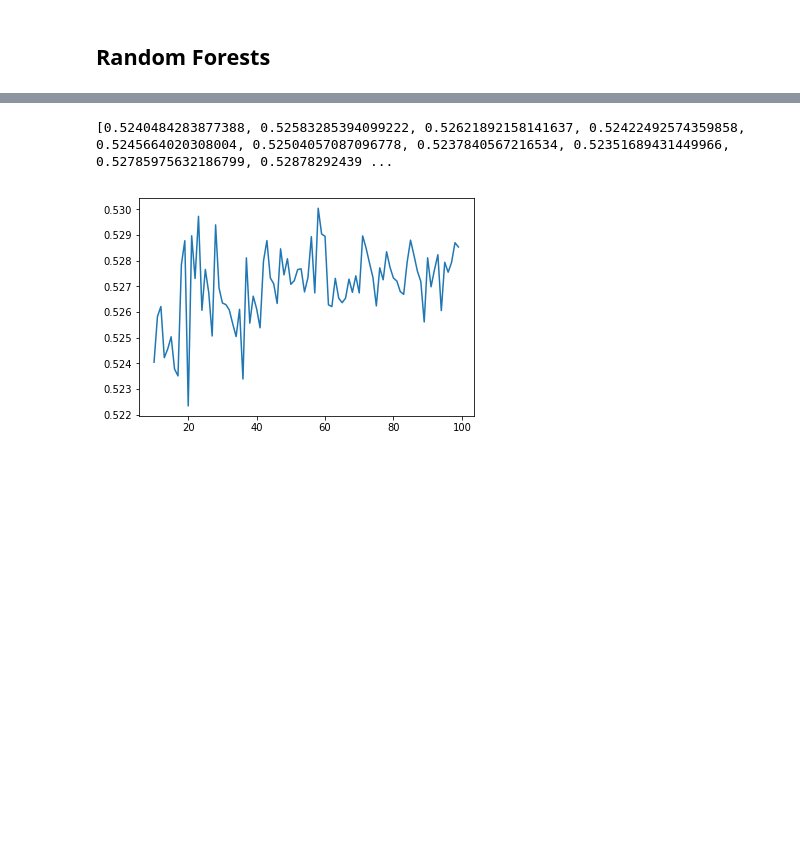
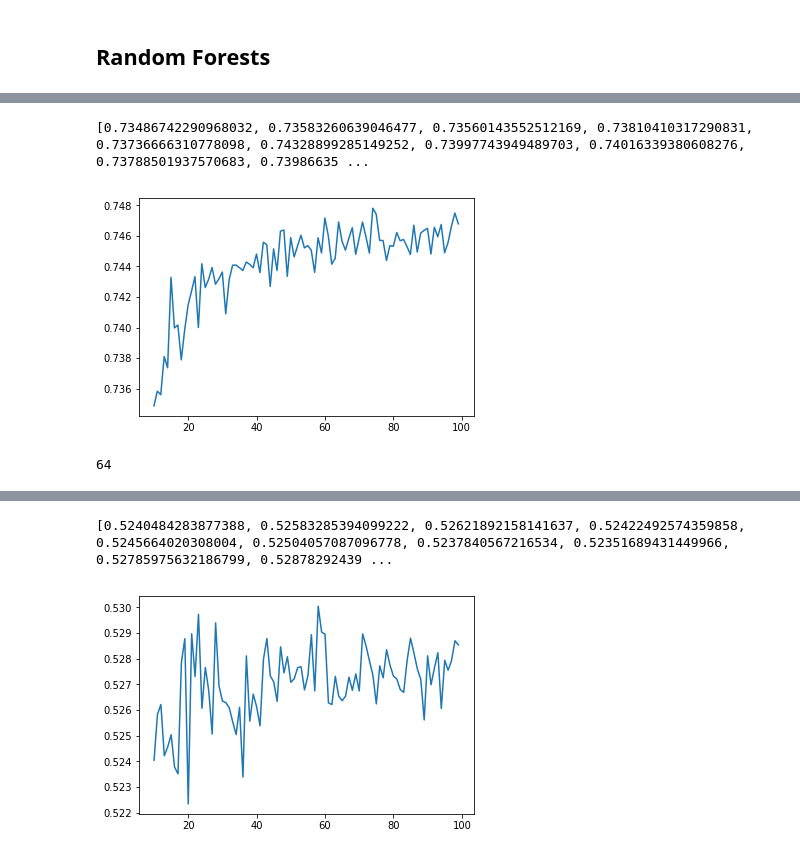
Before and after one commit to emilyageller/Geller_Metis, a Jupyter notebook: Project 3/Project3_Part3_modeling.ipynb, the cells around one changed output, grey strips where cells are left out. Cells and saved outputs as stored; diff of their text form; code cells hidden in the pictures; blank space fills up the shorter version.

```diff
--- a/Project 3/Project3_Part3_modeling.ipynb
+++ b/Project 3/Project3_Part3_modeling.ipynb
@@ -185,0 +232,2 @@ avg / total       0.61      0.53      0.55     17782
+# %%
+users_upsampled = users_upsampled.drop('id',axis = 1)
@@ -185,0 +236,12 @@ avg / total       0.61      0.53      0.55     17782
+# %%
+rf = RandomForestClassifier(n_estimators = 5)#class_weight = 'balanced')
+rf.fit(xtrain_up, ytrain_up)
+y_pred = rf.predict(xtest_up)
+y_score = rf.predict_proba(xtest_up)[:,1]
+fpr, tpr,_ = roc_curve(ytest_up, y_score)
+roc_auc = auc(fpr, tpr)
+
+print("Accuracy: %.3f"% metrics.accuracy_score(ytest_up, rf.predict(xtest_up)))
+print(metrics.classification_report(ytest_up, rf.predict(xtest_up)))
+print(metrics.confusion_matrix(ytest_up,rf.predict(xtest_up)))
+print('ROC AUC:', roc_auc)
@@ -185,0 +260,22 @@ avg / total       0.61      0.53      0.55     17782
+# %%
+n_range = list(range(10,100))
+n_up_auc = []
+for n in tqdm(n_range):
+    rf = RandomForestClassifier(n_estimators = n)#class_weight = 'balanced')
+    rf.fit(xtrain_up, ytrain_up)
+    y_score = rf.predict_proba(xtest_up)[:,1]
+    fpr, tpr,_ = roc_curve(ytest_up, y_score)
+    roc_auc = auc(fpr, tpr)
+    n_up_auc.append(roc_auc)
+print(n_up_auc)
+# %% [output]
+[0.73486742290968032, 0.73583260639046477, 0.73560143552512169, 0.73810410317290831, 0.73736666310778098, 0.74328899285149252, 0.73997743949489703, 0.74016339380608276, 0.73788501937570683, 0.73986635 ...
+# %%
+plt.plot(n_range, n_up_auc)
+plt.savefig('n_up_auc')
+# %% [output]
+[figure, added]
+# %%
+np.argmax(np.array(n_up_auc))
+# %% [output]
+64
```
Also changed, not shown: parts of 26 cells of this notebook, 5 other files.
